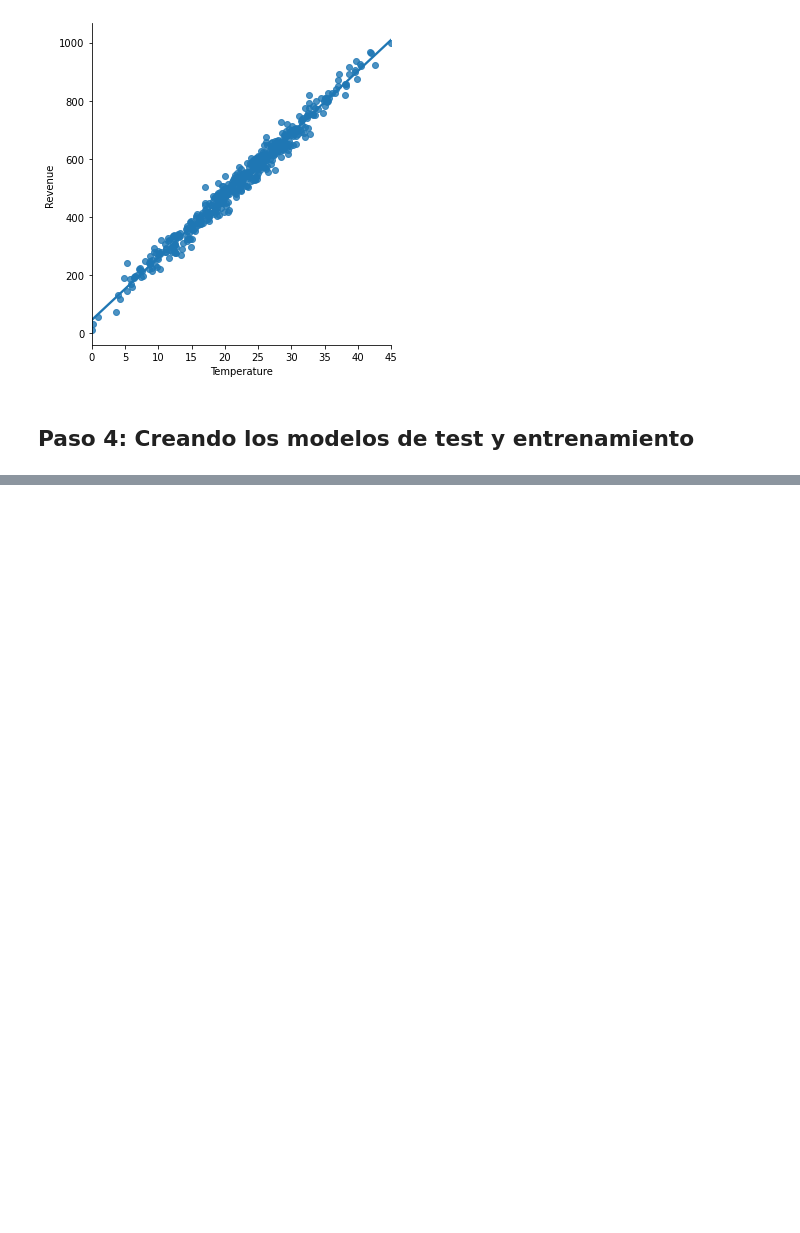
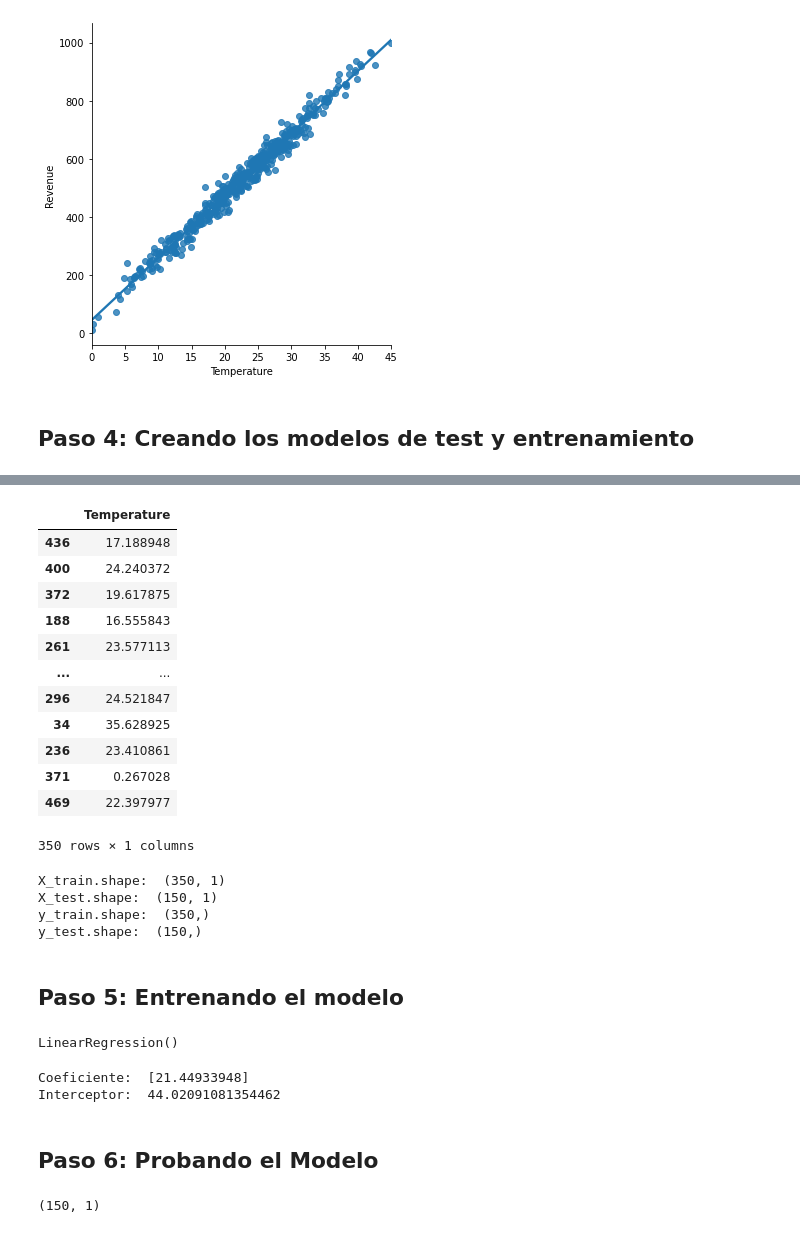
Before and after one commit to grojase/Revenue_Ice_Cream, a Jupyter notebook: ice_cream.ipynb, the cells around one changed output, grey strips where cells are left out. Saved outputs shown, nothing was run; the diff lists cells and outputs as text; code cells hidden in the pictures; blank space fills up the shorter version.

```diff
--- a/ice_cream.ipynb
+++ b/ice_cream.ipynb
@@ -68,0 +103,42 @@ X = IceCream[['Temperature']]
+# %%
+X_train
+# %% [output]
+|  | Temperature |
+| 436 | 17.188948 |
+| 400 | 24.240372 |
+| 372 | 19.617875 |
+| 188 | 16.555843 |
+| 261 | 23.577113 |
+| ... | ... |
+| 296 | 24.521847 |
+| 34 | 35.628925 |
+| 236 | 23.410861 |
+| 371 | 0.267028 |
+| 469 | 22.397977 |
+350 rows × 1 columns
+# %%
+print('X_train.shape: ',X_train.shape)
+print('X_test.shape: ',X_test.shape)
+print('y_train.shape: ',y_train.shape)
+print('y_test.shape: ',y_test.shape)
+# %% [output]
+X_train.shape:  (350, 1)
+X_test.shape:  (150, 1)
+y_train.shape:  (350,)
+y_test.shape:  (150,)
+# %% [markdown]
+## Paso 5: Entrenando el modelo
+# %%
+from sklearn.linear_model import LinearRegression
+regressor = LinearRegression (fit_intercept=True)
+regressor.fit(X_train,y_train)
+# %% [output]
+LinearRegression()
+# %%
+print('Coeficiente: ', regressor.coef_)
+print('Interceptor: ', regressor.intercept_)
+# %% [output]
+Coeficiente:  [21.44933948]
+Interceptor:  44.02091081354462
+# %% [markdown]
+## Paso 6: Probando el Modelo
@@ -68,0 +148,4 @@ X = IceCream[['Temperature']]
+# %%
+X_test.shape
+# %% [output]
+(150, 1)
```
Also changed, not shown: parts of 9 cells of this notebook.
